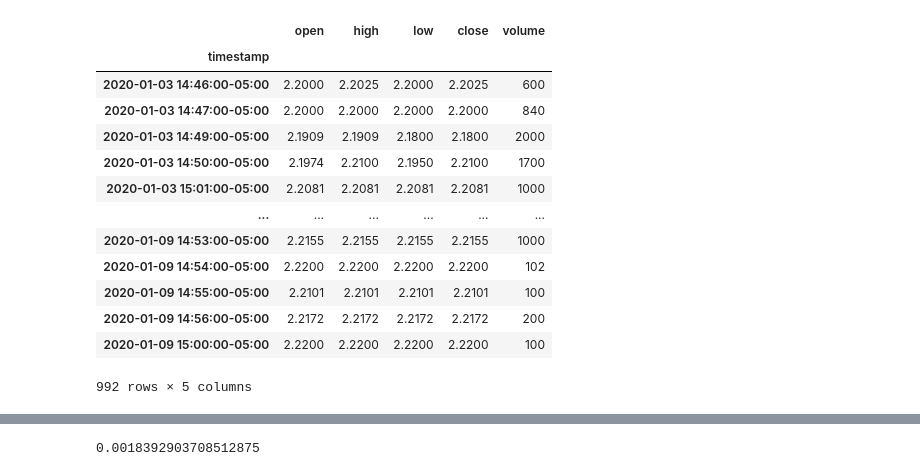
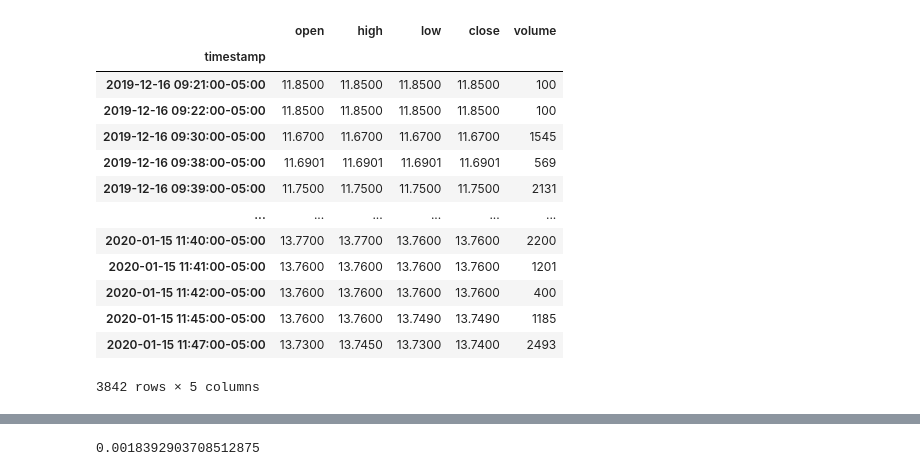
Before and after one commit to amor71/LiuAlgoTrader, a Jupyter notebook: macd buy signal.ipynb, the cells around one changed output, grey strips where cells are left out. Cells and saved outputs as stored; diff of their text form; code cells hidden in the pictures.

```diff
--- a/macd buy signal.ipynb
+++ b/macd buy signal.ipynb
@@ -20,21 +20,21 @@ api = tradeapi.REST(
 session = requests.session()
 # %%
 minute_history = api.polygon.historic_agg_v2(
-    'NLNK', 1, 'minute', _from = date.today() - timedelta(days=10), to=date.today() + timedelta(days=1), limit=1000).df
+    'MX', 1, 'minute', _from = date.today() - timedelta(days=30), to=date.today() + timedelta(days=1), limit=5000).df
 # %%
-minute_history[:992]
+minute_history
 # %% [output]
 |  | open | high | low | close | volume |
 | timestamp |  |  |  |  |  |
-| 2020-01-03 14:46:00-05:00 | 2.2000 | 2.2025 | 2.2000 | 2.2025 | 600 |
-| 2020-01-03 14:47:00-05:00 | 2.2000 | 2.2000 | 2.2000 | 2.2000 | 840 |
-| 2020-01-03 14:49:00-05:00 | 2.1909 | 2.1909 | 2.1800 | 2.1800 | 2000 |
-| 2020-01-03 14:50:00-05:00 | 2.1974 | 2.2100 | 2.1950 | 2.2100 | 1700 |
-| 2020-01-03 15:01:00-05:00 | 2.2081 | 2.2081 | 2.2081 | 2.2081 | 1000 |
+| 2019-12-16 09:21:00-05:00 | 11.8500 | 11.8500 | 11.8500 | 11.8500 | 100 |
+| 2019-12-16 09:22:00-05:00 | 11.8500 | 11.8500 | 11.8500 | 11.8500 | 100 |
+| 2019-12-16 09:30:00-05:00 | 11.6700 | 11.6700 | 11.6700 | 11.6700 | 1545 |
+| 2019-12-16 09:38:00-05:00 | 11.6901 | 11.6901 | 11.6901 | 11.6901 | 569 |
+| 2019-12-16 09:39:00-05:00 | 11.7500 | 11.7500 | 11.7500 | 11.7500 | 2131 |
 | ... | ... | ... | ... | ... | ... |
-| 2020-01-09 14:53:00-05:00 | 2.2155 | 2.2155 | 2.2155 | 2.2155 | 1000 |
-| 2020-01-09 14:54:00-05:00 | 2.2200 | 2.2200 | 2.2200 | 2.2200 | 102 |
-| 2020-01-09 14:55:00-05:00 | 2.2101 | 2.2101 | 2.2101 | 2.2101 | 100 |
-| 2020-01-09 14:56:00-05:00 | 2.2172 | 2.2172 | 2.2172 | 2.2172 | 200 |
-| 2020-01-09 15:00:00-05:00 | 2.2200 | 2.2200 | 2.2200 | 2.2200 | 100 |
+| 2020-01-15 11:40:00-05:00 | 13.7700 | 13.7700 | 13.7600 | 13.7600 | 2200 |
+| 2020-01-15 11:41:00-05:00 | 13.7600 | 13.7600 | 13.7600 | 13.7600 | 1201 |
+| 2020-01-15 11:42:00-05:00 | 13.7600 | 13.7600 | 13.7600 | 13.7600 | 400 |
+| 2020-01-15 11:45:00-05:00 | 13.7600 | 13.7600 | 13.7490 | 13.7490 | 1185 |
+| 2020-01-15 11:47:00-05:00 | 13.7300 | 13.7450 | 13.7300 | 13.7400 | 2493 |
-992 rows × 5 columns
+3842 rows × 5 columns
```
Also changed, not shown: parts of 13 cells of this notebook, 1 other file.
